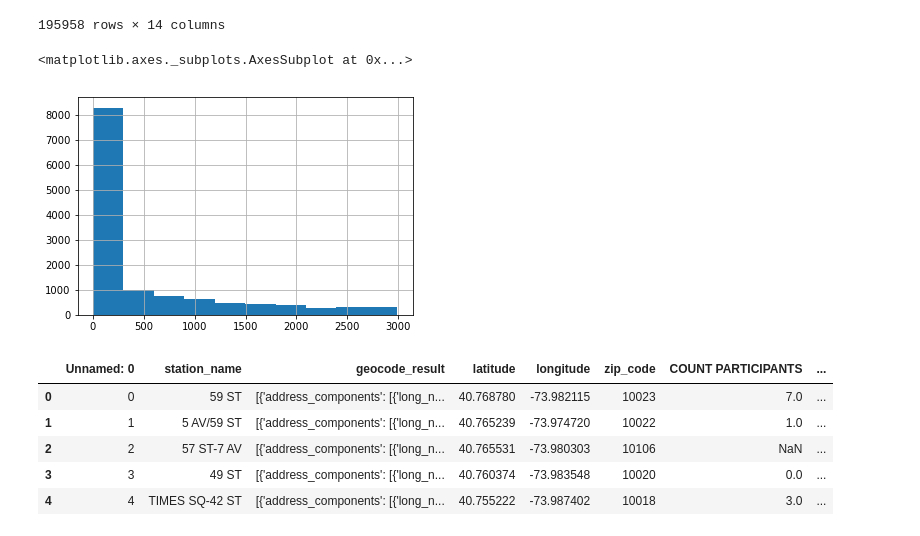
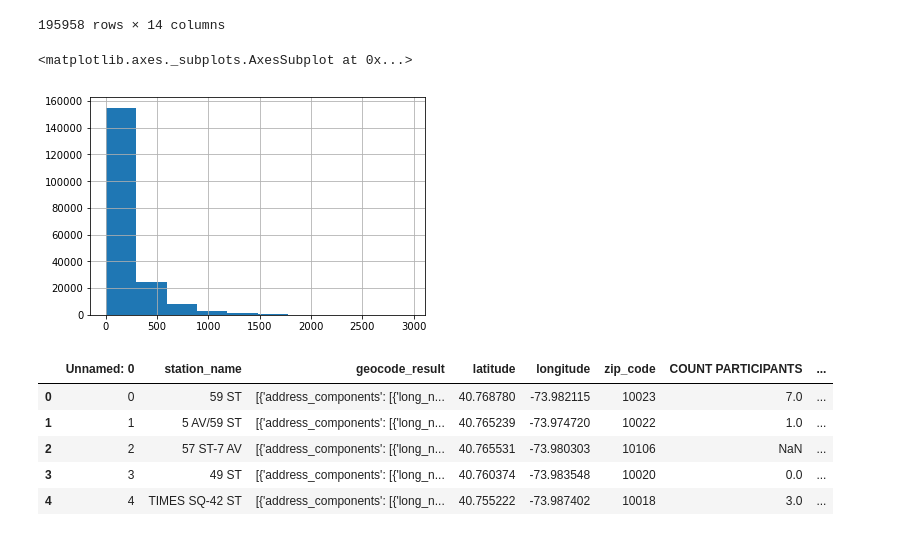
Before and after one commit to jonram91/MTAProject1, a Jupyter notebook: project_1_postBenson_JR.ipynb, the cells around one changed output. Saved outputs shown, nothing was run; the diff lists cells and outputs as text; code cells hidden in the pictures.

```diff
--- a/project_1_postBenson_JR.ipynb
+++ b/project_1_postBenson_JR.ipynb
@@ -379,10 +379,10 @@ for i in test_columns_to_append:
 # %%
 test.columns = final_test_column_names
 # %%
-test2 = test[test['entries'] < 3000]
+test2 = test[test['hourly'] < 3000]
 # %%
-test2.entries.hist()
+test2.hourly.hist()
 # %% [output]
 <matplotlib.axes._subplots.AxesSubplot at 0x...>
-[figure, old version]
+[figure, new version]
 # %%
```
Also changed, not shown: parts of 7 cells of this notebook, 11 other files.
